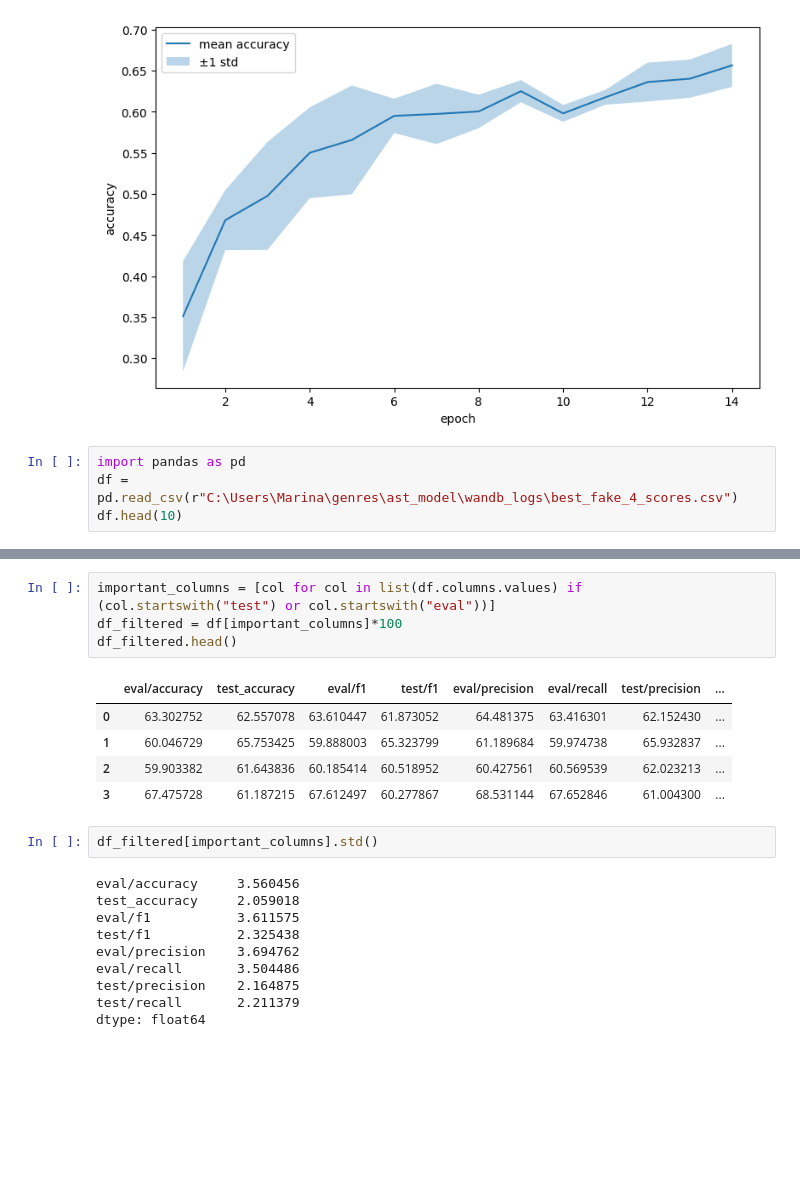
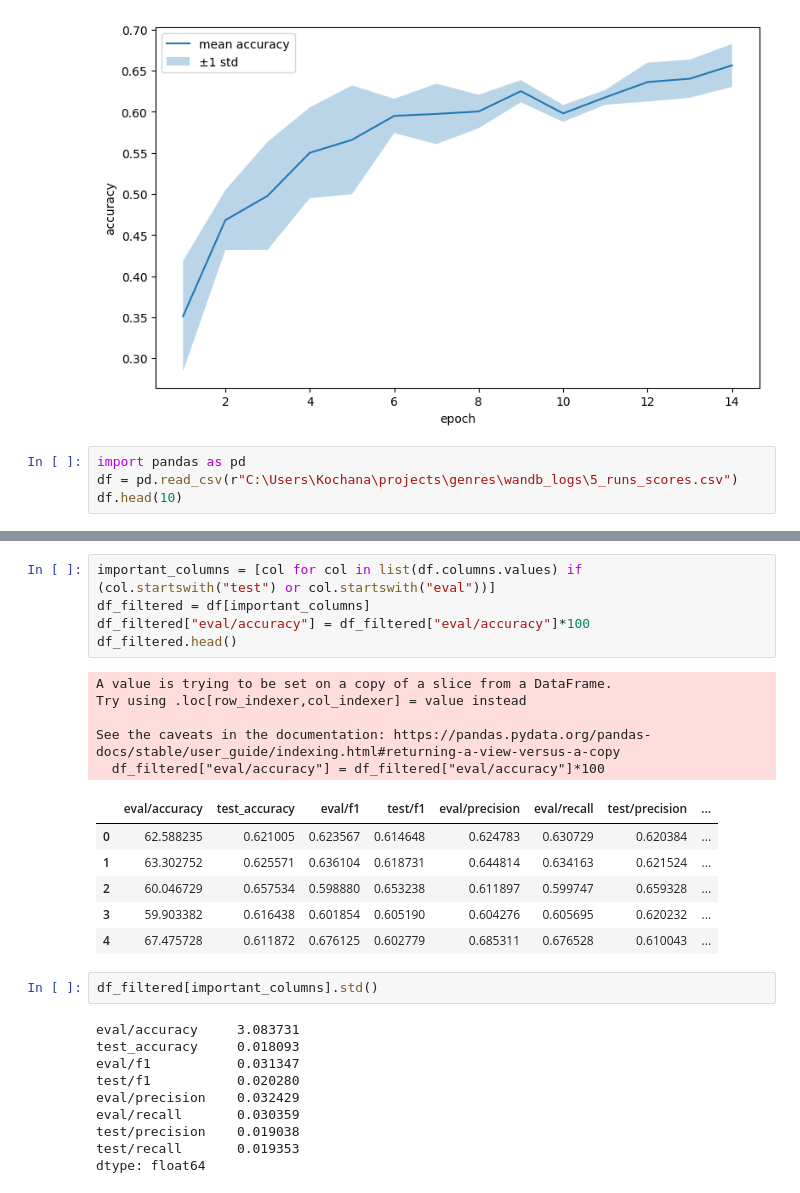
Before and after one commit to PulyaPolya/genres, a Jupyter notebook: ast_model/visualisations_hpo.ipynb, the cells around one changed output, grey strips where cells are left out. Drawn from its saved outputs; the diff is of its cells as text; blank space fills up the shorter version.

```diff
--- a/ast_model/visualisations_hpo.ipynb
+++ b/ast_model/visualisations_hpo.ipynb
@@ -629,7 +649,7 @@ plt.show()
 [figure]
 # %%
 import pandas as pd
-df = pd.read_csv(r"C:\Users\Marina\genres\ast_model\wandb_logs\best_fake_4_scores.csv")
+df = pd.read_csv(r"C:\Users\Kochana\projects\genres\wandb_logs\5_runs_scores.csv")
 df.head(10)
 # %% [output]
 |  | Name | State | Created | eval/accuracy | Notes | Group | test_accuracy | eval/f1 | test/f1 | ... |
@@ -641,24 +662,31 @@ df.head(10)
 # %%
 important_columns = [col for col in list(df.columns.values) if (col.startswith("test") or col.startswith("eval"))]
-df_filtered = df[important_columns]*100
+df_filtered = df[important_columns]
+df_filtered["eval/accuracy"] = df_filtered["eval/accuracy"]*100
 df_filtered.head()
 # %% [output]
+A value is trying to be set on a copy of a slice from a DataFrame.
+Try using .loc[row_indexer,col_indexer] = value instead
+
+See the caveats in the documentation: https://pandas.pydata.org/pandas-docs/stable/user_guide/indexing.html#returning-a-view-versus-a-copy
+  df_filtered["eval/accuracy"] = df_filtered["eval/accuracy"]*100
 |  | eval/accuracy | test_accuracy | eval/f1 | test/f1 | eval/precision | eval/recall | test/precision | ... |
-| 0 | 63.302752 | 62.557078 | 63.610447 | 61.873052 | 64.481375 | 63.416301 | 62.152430 | ... |
-| 1 | 60.046729 | 65.753425 | 59.888003 | 65.323799 | 61.189684 | 59.974738 | 65.932837 | ... |
-| 2 | 59.903382 | 61.643836 | 60.185414 | 60.518952 | 60.427561 | 60.569539 | 62.023213 | ... |
-| 3 | 67.475728 | 61.187215 | 67.612497 | 60.277867 | 68.531144 | 67.652846 | 61.004300 | ... |
+| 0 | 62.588235 | 0.621005 | 0.623567 | 0.614648 | 0.624783 | 0.630729 | 0.620384 | ... |
+| 1 | 63.302752 | 0.625571 | 0.636104 | 0.618731 | 0.644814 | 0.634163 | 0.621524 | ... |
+| 2 | 60.046729 | 0.657534 | 0.598880 | 0.653238 | 0.611897 | 0.599747 | 0.659328 | ... |
+| 3 | 59.903382 | 0.616438 | 0.601854 | 0.605190 | 0.604276 | 0.605695 | 0.620232 | ... |
+| 4 | 67.475728 | 0.611872 | 0.676125 | 0.602779 | 0.685311 | 0.676528 | 0.610043 | ... |
 # %%
 df_filtered[important_columns].std()
 # %% [output]
-eval/accuracy     3.560456
-test_accuracy     2.059018
-eval/f1           3.611575
-test/f1           2.325438
-eval/precision    3.694762
-eval/recall       3.504486
-test/precision    2.164875
-test/recall       2.211379
+eval/accuracy     3.083731
+test_accuracy     0.018093
+eval/f1           0.031347
+test/f1           0.020280
+eval/precision    0.032429
+eval/recall       0.030359
+test/precision    0.019038
+test/recall       0.019353
 dtype: float64
 # %%
 df_filtered[important_columns].mean()
```
Also changed, not shown: parts of 8 cells of this notebook, 1 other file.
